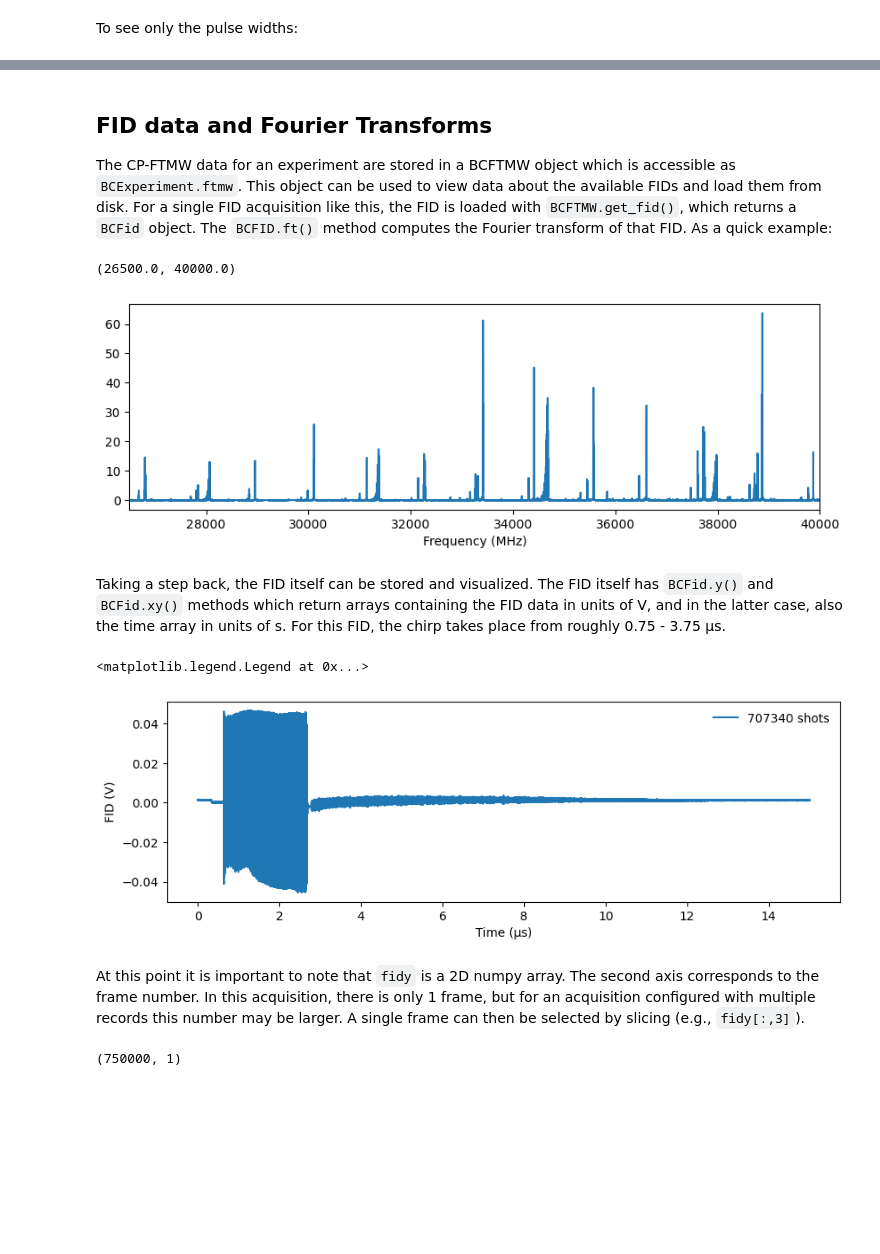
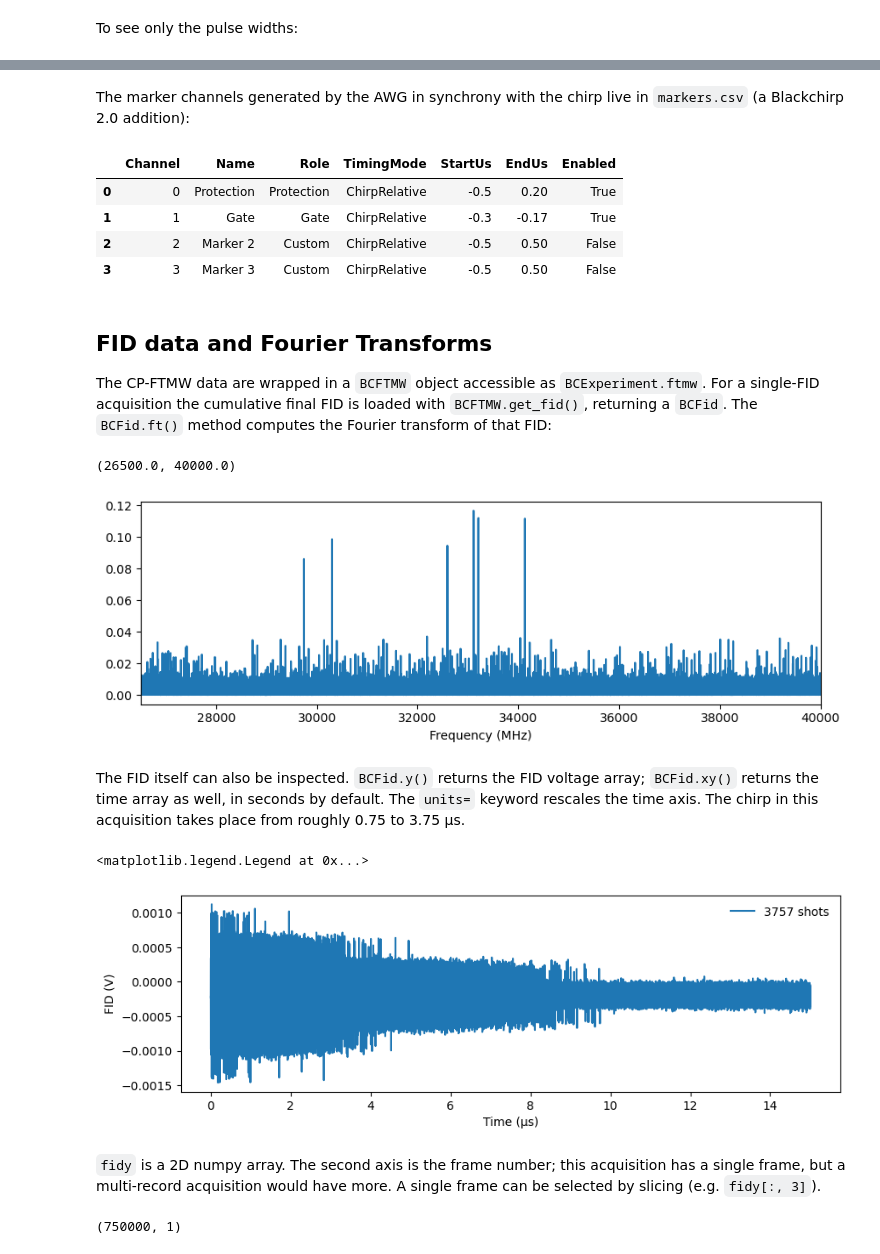
Before and after one commit to kncrabtree/blackchirp, a Jupyter notebook: python/single-fid.ipynb, the cells around one changed output, grey strips where cells are left out. Drawn from its saved outputs; the diff is of its cells as text; code cells hidden in the pictures; blank space fills up the shorter version.

```diff
--- a/python/single-fid.ipynb
+++ b/python/single-fid.ipynb
@@ -29,5 +24,5 @@ The `BCExperiment` class is used to read in these files and construct python obj
 # %%
-exp = BCExperiment('./example-data/mtbe/')
+exp = BCExperiment('./example-data/v2-ftmw/')
 
 exp.header
 # %% [output]
@@ -174,33 +153,43 @@ exp.chirps
+# %% [markdown]
+The marker channels generated by the AWG in synchrony with the chirp live in `markers.csv` (a Blackchirp 2.0 addition):
+# %%
+exp.markers
+# %% [output]
+|  | Channel | Name | Role | TimingMode | StartUs | EndUs | Enabled |
+| 0 | 0 | Protection | Protection | ChirpRelative | -0.5 | 0.20 | True |
+| 1 | 1 | Gate | Gate | ChirpRelative | -0.3 | -0.17 | True |
+| 2 | 2 | Marker 2 | Custom | ChirpRelative | -0.5 | 0.50 | False |
+| 3 | 3 | Marker 3 | Custom | ChirpRelative | -0.5 | 0.50 | False |
 # %% [markdown]
 ## FID data and Fourier Transforms
 
-The CP-FTMW data for an experiment are stored in a BCFTMW object which is accessible as `BCExperiment.ftmw`. This object can be used to view data about the available FIDs and load them from disk. For a single FID acquisition like this, the FID is loaded with `BCFTMW.get_fid()`, which returns a `BCFid` object. The `BCFID.ft()` method computes the Fourier transform of that FID. As a quick example:
+The CP-FTMW data are wrapped in a `BCFTMW` object accessible as `BCExperiment.ftmw`. For a single-FID acquisition the cumulative final FID is loaded with `BCFTMW.get_fid()`, returning a `BCFid`. The `BCFid.ft()` method computes the Fourier transform of that FID:
 # %%
-x,y = exp.ftmw.get_fid().ft()
+x, y = exp.ftmw.get_fid().ft()
 
-fig,ax = plt.subplots(figsize=(10,3))
-ax.plot(x,y)
+fig, ax = plt.subplots(figsize=(10, 3))
+ax.plot(x, y)
 ax.set_xlabel('Frequency (MHz)')
-ax.set_xlim(26500,40000)
+ax.set_xlim(26500, 40000)
 # %% [output]
 (26500.0, 40000.0)
-[figure, old version]
+[figure, new version]
-# %% [markdown]
-Taking a step back, the FID itself can be stored and visualized. The FID itself has `BCFid.y()` and `BCFid.xy()` methods which return arrays containing the FID data in units of V, and in the latter case, also the time array in units of s. For this FID, the chirp takes place from roughly 0.75 - 3.75 μs.
+# %% [markdown]
+The FID itself can also be inspected. `BCFid.y()` returns the FID voltage array; `BCFid.xy()` returns the time array as well, in seconds by default. The `units=` keyword rescales the time axis. The chirp in this acquisition takes place from roughly 0.75 to 3.75 μs.
 # %%
 fid = exp.ftmw.get_fid()
 
-fidx, fidy = fid.xy()
-fig,ax = plt.subplots(figsize=(10,3))
-ax.plot(fidx*1e6,fidy,label=f'{int(fid.shots)} shots')
+fidx, fidy = fid.xy(units='us')
+fig, ax = plt.subplots(figsize=(10, 3))
+ax.plot(fidx, fidy, label=f'{int(fid.shots)} shots')
 ax.set_xlabel('Time (μs)')
 ax.set_ylabel('FID (V)')
 ax.legend(frameon=False)
 # %% [output]
 <matplotlib.legend.Legend at 0x...>
-[figure, old version]
+[figure, new version]
 # %% [markdown]
-At this point it is important to note that `fidy` is a 2D numpy array. The second axis corresponds to the frame number. In this acquisition, there is only 1 frame, but for an acquisition configured with multiple records this number may be larger. A single frame can then be selected by slicing (e.g., `fidy[:,3]`).
+`fidy` is a 2D numpy array. The second axis is the frame number; this acquisition has a single frame, but a multi-record acquisition would have more. A single frame can be selected by slicing (e.g. `fidy[:, 3]`).
 # %%
 fidy.shape
 # %% [output]
```
Also changed, not shown: parts of 46 cells of this notebook, 13 other files.
